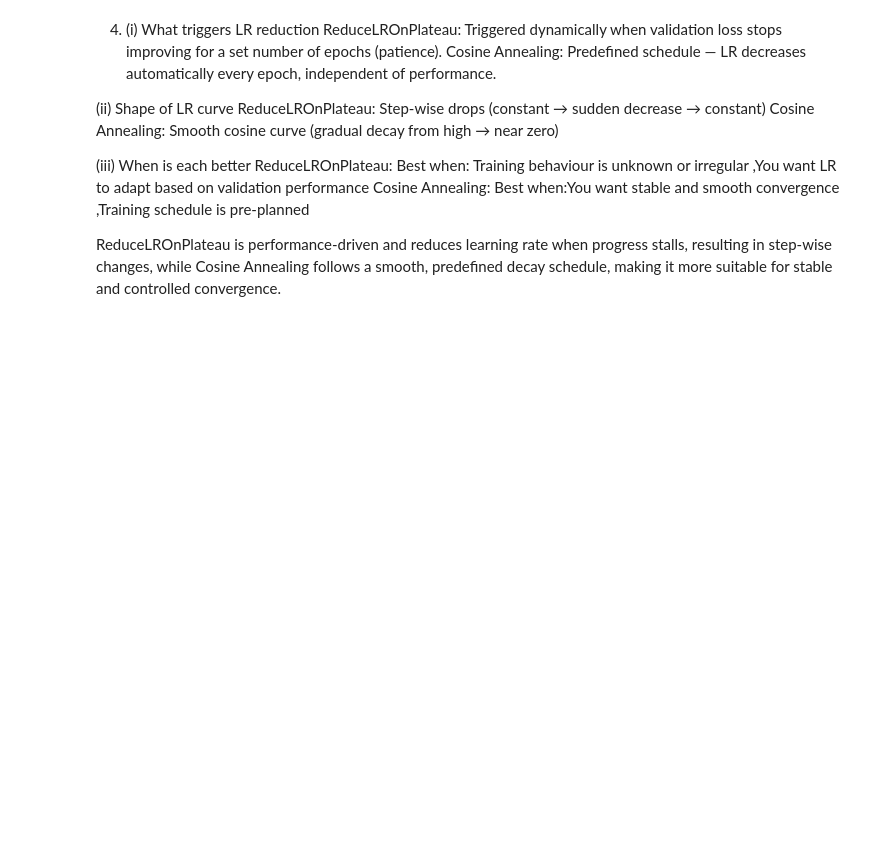
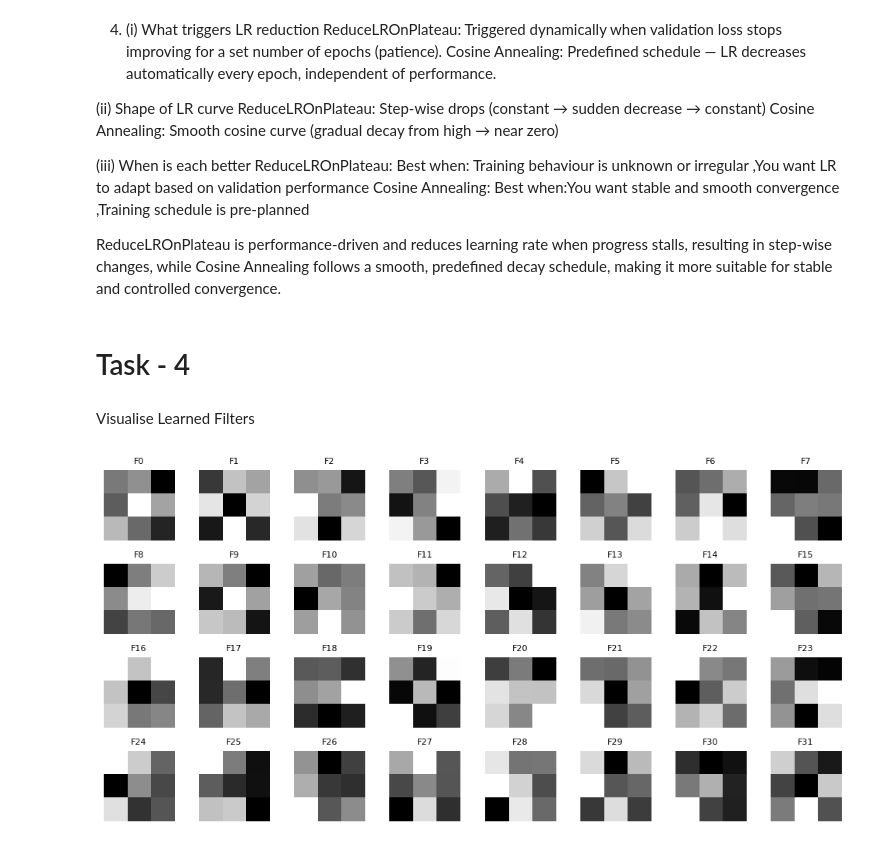
Before and after one commit to ritesh-kr18/CNN_Lab_Work, a Jupyter notebook: 24cd3035_CNN_Lab.ipynb, the cells around one changed output. Saved outputs shown, nothing was run; the diff lists cells and outputs as text; code cells hidden in the pictures; blank space fills up the shorter version.

Commit message:
Task 4: visualized first layer convolutional filters

```diff
--- a/24cd3035_CNN_Lab.ipynb
+++ b/24cd3035_CNN_Lab.ipynb
@@ -1258,3 +1258,36 @@ Cosine Annealing:
 Best when:You want stable and smooth convergence ,Training schedule is pre-planned
 
 ReduceLROnPlateau is performance-driven and reduces learning rate when progress stalls, resulting in step-wise changes, while Cosine Annealing follows a smooth, predefined decay schedule, making it more suitable for stable and controlled convergence.
+# %% [markdown]
+# Task - 4
+# %% [markdown]
+Visualise Learned Filters
+# %%
+weights = model.conv1.weight.data.cpu().numpy()
+# %%
+filters = weights.mean(axis=1)
+# %%
+filters_norm = []
+
+for f in filters:
+    f_min, f_max = f.min(), f.max()
+    f = (f - f_min) / (f_max - f_min + 1e-8)
+    filters_norm.append(f)
+
+filters_norm = np.array(filters_norm)
+# %%
+num_filters = filters_norm.shape[0]
+
+fig, axes = plt.subplots(4, 8, figsize=(10, 5))
+
+for i, ax in enumerate(axes.flat):
+    if i < num_filters:
+        ax.imshow(filters_norm[i], cmap='gray')
+        ax.set_title(f"F{i}", fontsize=8)
+        ax.axis("off")
+
+plt.tight_layout()
+plt.savefig("conv1_filters.png")
+plt.show()
+# %% [output]
+[figure, added]
```
Also changed, not shown: parts of 4 cells of this notebook.
